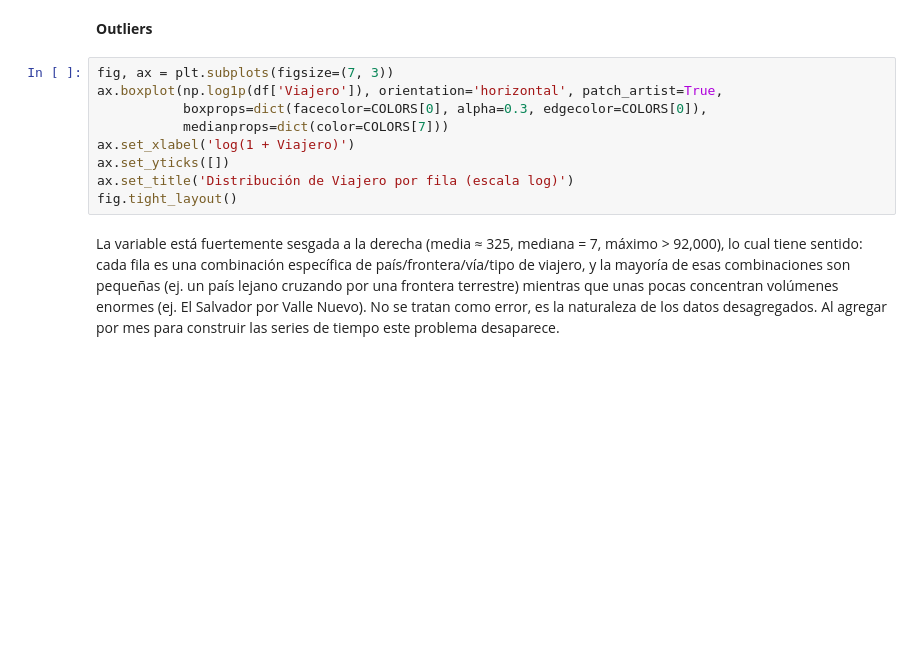
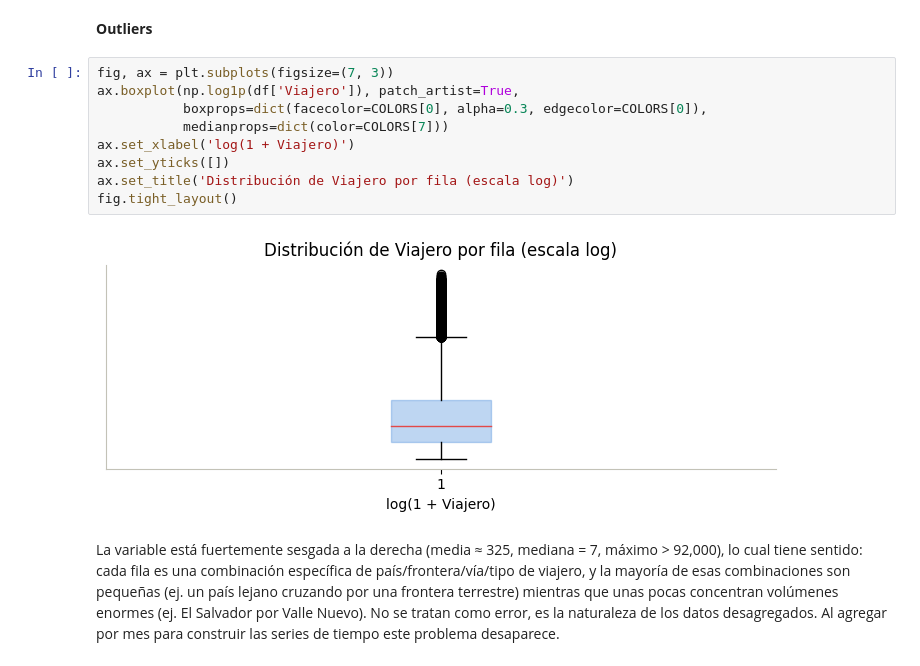
Before and after one commit to erickguerra2/LAB01_Data, a Jupyter notebook: 01_analisis_exploratorio.ipynb, the cells around one changed output. Drawn from its saved outputs; the diff is of its cells as text; blank space fills up the shorter version.

Commit message:
Bug patches

```diff
--- a/01_analisis_exploratorio.ipynb
+++ b/01_analisis_exploratorio.ipynb
@@ -78,13 +166,15 @@ No hay negativos. Hay 54 filas en cero (categorías sin viajeros ese mes, es un
 **Outliers**
 # %%
 fig, ax = plt.subplots(figsize=(7, 3))
-ax.boxplot(np.log1p(df['Viajero']), orientation='horizontal', patch_artist=True,
+ax.boxplot(np.log1p(df['Viajero']), patch_artist=True,
            boxprops=dict(facecolor=COLORS[0], alpha=0.3, edgecolor=COLORS[0]),
            medianprops=dict(color=COLORS[7]))
 ax.set_xlabel('log(1 + Viajero)')
 ax.set_yticks([])
 ax.set_title('Distribución de Viajero por fila (escala log)')
 fig.tight_layout()
+# %% [output]
+[figure, added]
 # %% [markdown]
 La variable está fuertemente sesgada a la derecha (media ≈ 325, mediana = 7, máximo > 92,000), lo cual tiene sentido: cada fila es una combinación específica de país/frontera/vía/tipo de viajero, y la mayoría de esas combinaciones son pequeñas (ej. un país lejano cruzando por una frontera terrestre) mientras que unas pocas concentran volúmenes enormes (ej. El Salvador por Valle Nuevo). No se tratan como error, es la naturaleza de los datos desagregados. Al agregar por mes para construir las series de tiempo este problema desaparece.
 # %% [markdown]
```
Also changed, not shown: parts of 22 cells of this notebook.
